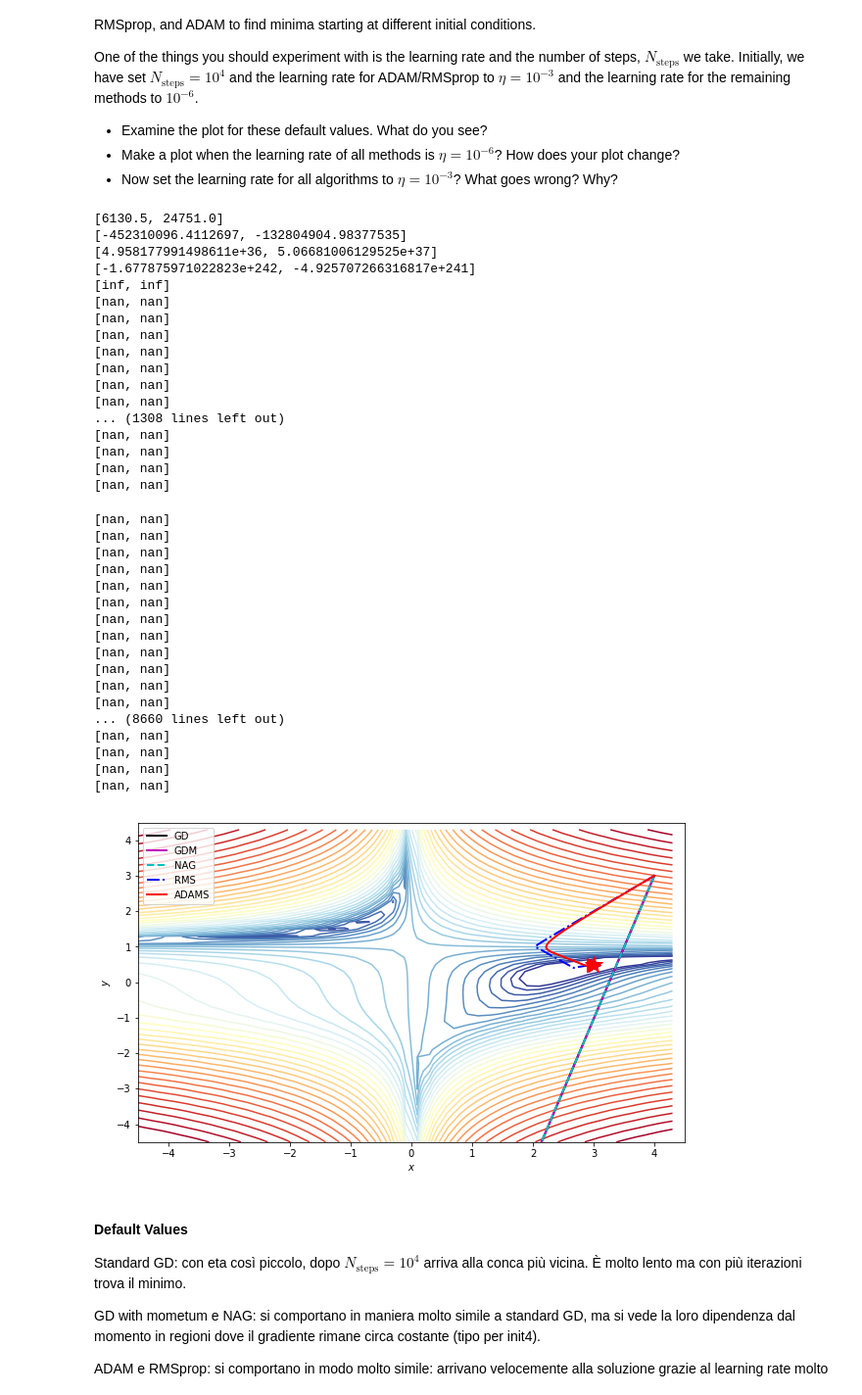
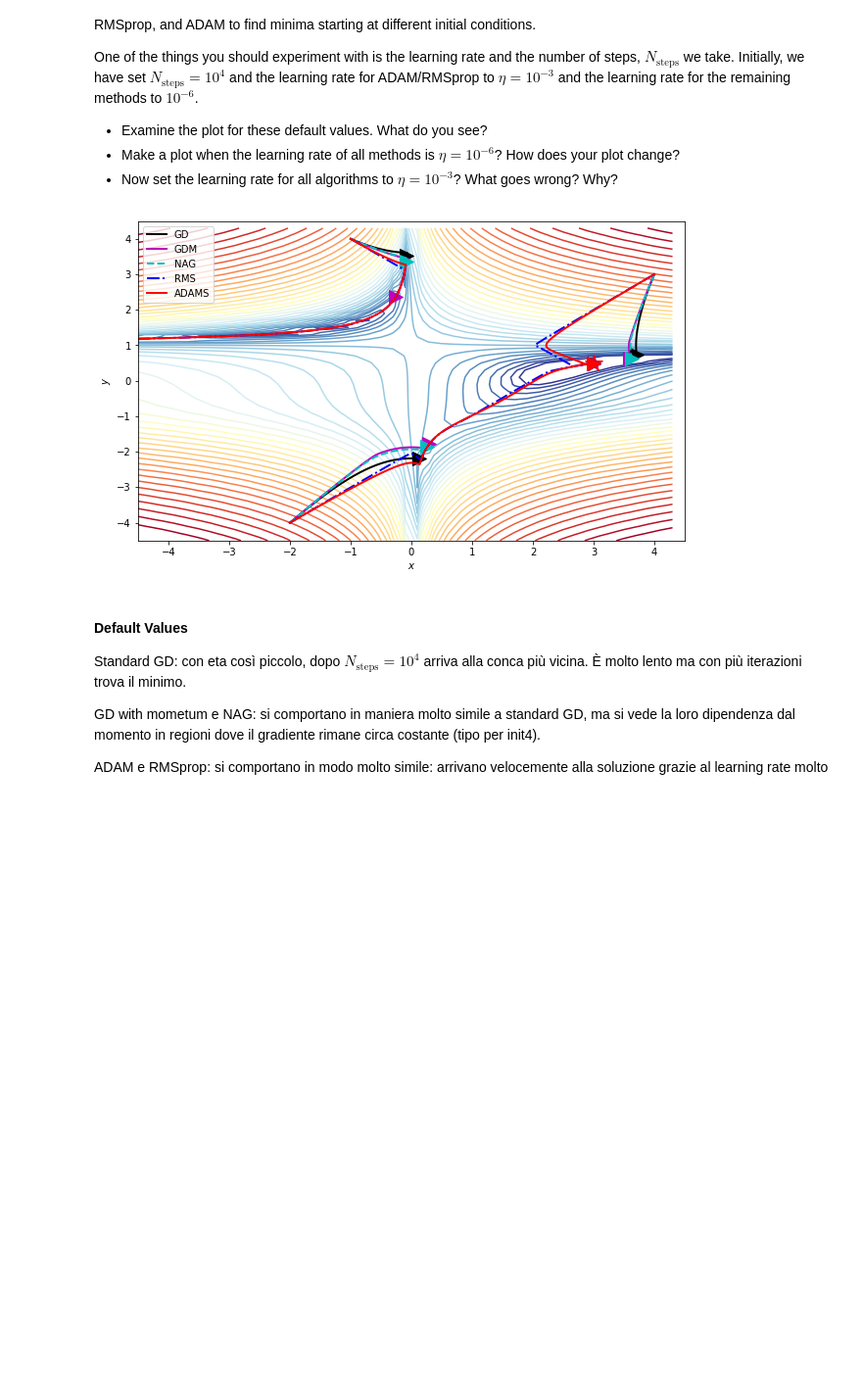
Before and after one commit to francescovidaich964/Lab_Computational_Physics_PartB, a Jupyter notebook: NB02_CIV-gradient_descent.ipynb, the cells around one changed output. Shown at 98% size. Saved outputs shown, nothing was run; the diff lists cells and outputs as text; code cells hidden in the pictures; blank space fills up the shorter version.

```diff
--- a/NB02_CIV-gradient_descent.ipynb
+++ b/NB02_CIV-gradient_descent.ipynb
@@ -540,7 +532,7 @@ plt.close()
 #Make static plot of the results
 Nsteps=10**4
 lr_l=10**-3
-lr_s=10**-3
+lr_s=10**-6
 
 init1=np.array([4,3])
 fig1, ax1=contour_beales_function()
@@ -558,7 +550,7 @@ overlay_trajectory_contour_M(ax1,rms_prop_trajectory1,'RMS', 'b-.')
 overlay_trajectory_contour_M(ax1,adam_trajectory1,'ADAMS', 'r')
 
 plt.legend(loc=2)
-"""
+
 #init2=np.array([1.5,1.5])
 #gd_trajectory2=gd(grad_beales_function,init2,Nsteps, eta=10**-6, noise_strength=0)
 #gdm_trajectory2=gd_with_mom(grad_beales_function,init2,Nsteps,eta=10**-6, gamma=0.9,noise_strength=0)
@@ -572,69 +564,36 @@ plt.legend(loc=2)
 
 init3=np.array([-1,4])
 
 gd_trajectory3=gd(grad_beales_function,init3,10**5, eta=lr_s, noise_strength=0)
 gdm_trajectory3=gd_with_mom(grad_beales_function,init3,10**5,eta=lr_s, gamma=0.9,noise_strength=0)
 NAG_trajectory3=NAG(grad_beales_function,init3,Nsteps,eta=lr_s, gamma=0.9,noise_strength=0)
 rms_prop_trajectory3=rms_prop(grad_beales_function,init3,Nsteps,eta=lr_l, beta=0.9,epsilon=10**-8,noise_strength=0)
 adam_trajectory3=adams(grad_beales_function,init3,Nsteps,eta=lr_l, gamma=0.9, beta=0.99,epsilon=10**-8,noise_strength=0)
 
 overlay_trajectory_contour_M(ax1,gd_trajectory3, 'GD','k')
 overlay_trajectory_contour_M(ax1,gdm_trajectory3, 'GDM','m')
 overlay_trajectory_contour_M(ax1,NAG_trajectory3, 'NAG','c--')
 overlay_trajectory_contour_M(ax1,rms_prop_trajectory3,'RMS', 'b-.')
 overlay_trajectory_contour_M(ax1,adam_trajectory3,'ADAMS', 'r')
 
 init4=np.array([-2,-4])
 
 gd_trajectory4=gd(grad_beales_function,init4,Nsteps, eta=lr_s, noise_strength=0)
 gdm_trajectory4=gd_with_mom(grad_beales_function,init4,Nsteps,eta=lr_s, gamma=0.9,noise_strength=0)
 NAG_trajectory4=NAG(grad_beales_function,init4,Nsteps,eta=lr_s, gamma=0.9,noise_strength=0)
 rms_prop_trajectory4=rms_prop(grad_beales_function,init4,Nsteps,eta=lr_l, beta=0.9,epsilon=10**-8,noise_strength=0)
 adam_trajectory4=adams(grad_beales_function,init4,Nsteps,eta=lr_l, gamma=0.9, beta=0.99,epsilon=10**-8,noise_strength=0)
 
 overlay_trajectory_contour_M(ax1,gd_trajectory4, 'GD','k')
 overlay_trajectory_contour_M(ax1,gdm_trajectory4, 'GDM','m')
 overlay_trajectory_contour_M(ax1,NAG_trajectory4, 'NAG','c--')
 overlay_trajectory_contour_M(ax1,rms_prop_trajectory4,'RMS', 'b-.')
 overlay_trajectory_contour_M(ax1,adam_trajectory4,'ADAMS', 'r')
-"""
+
 plt.show()
+fig1.savefig('algorithms_comparison_10-6.pdf', bbox_inches='tight')
 # %% [output]
-[6130.5, 24751.0]
-[-452310096.4112697, -132804904.98377535]
-[4.958177991498611e+36, 5.06681006129525e+37]
-[-1.677875971022823e+242, -4.925707266316817e+241]
-[inf, inf]
-[nan, nan]
-[nan, nan]
-[nan, nan]
-[nan, nan]
-[nan, nan]
-[nan, nan]
-[nan, nan]
-... (1308 lines left out)
-[nan, nan]
-[nan, nan]
-[nan, nan]
-[nan, nan]
-[nan, nan]
-[nan, nan]
-[nan, nan]
-[nan, nan]
-[nan, nan]
-[nan, nan]
-[nan, nan]
-[nan, nan]
-[nan, nan]
-[nan, nan]
-[nan, nan]
-[nan, nan]
-... (8660 lines left out)
-[nan, nan]
-[nan, nan]
-[nan, nan]
-[nan, nan]
-[figure, old version]
+[figure, new version]
 # %% [markdown]
 #### Default Values
 Standard GD: con eta così piccolo, dopo $N_{\mathrm{steps}} = 10^{4}$ arriva alla conca più vicina. È molto lento ma con più iterazioni trova il minimo.
```
Also changed, not shown: parts of 4 cells of this notebook, 16 other files.
